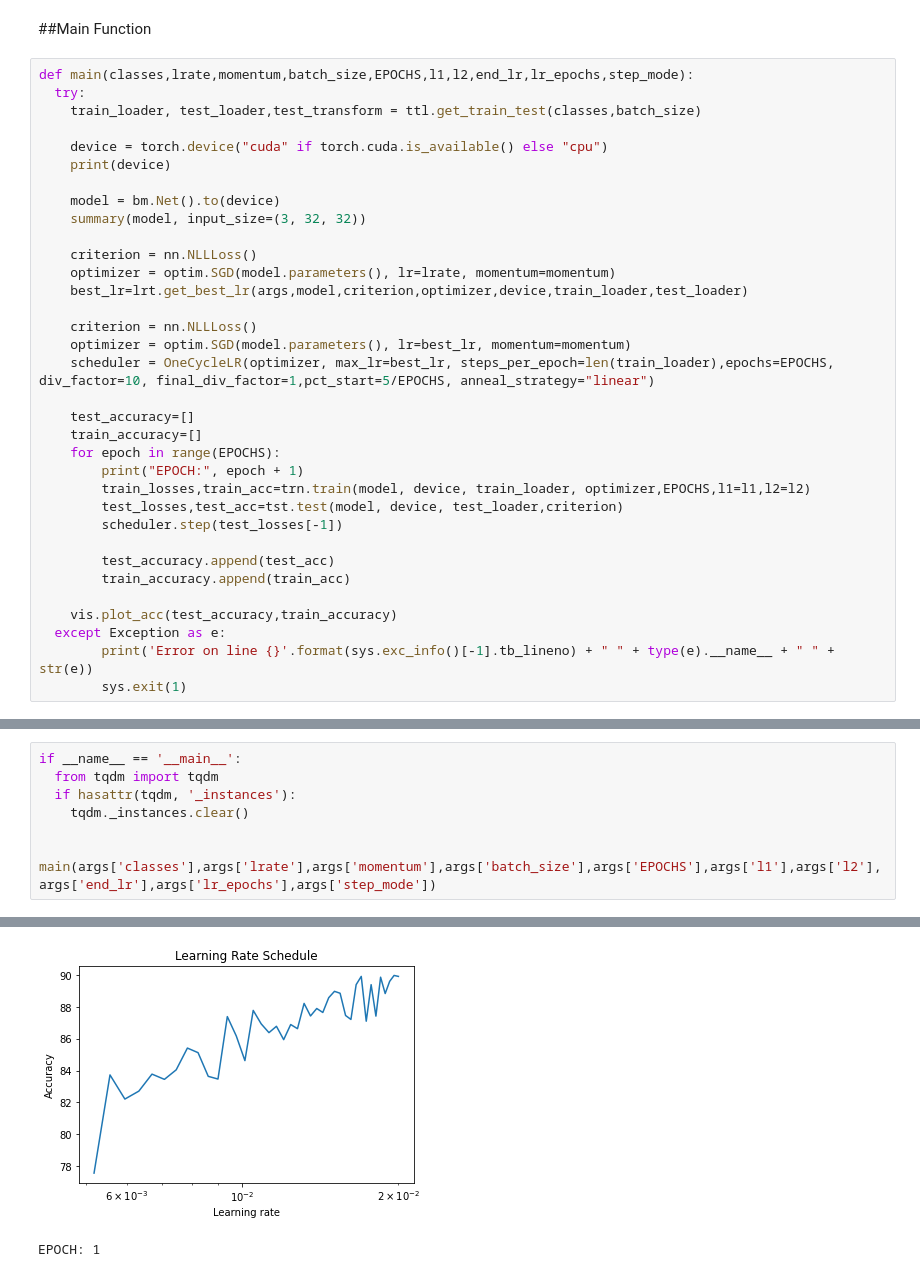
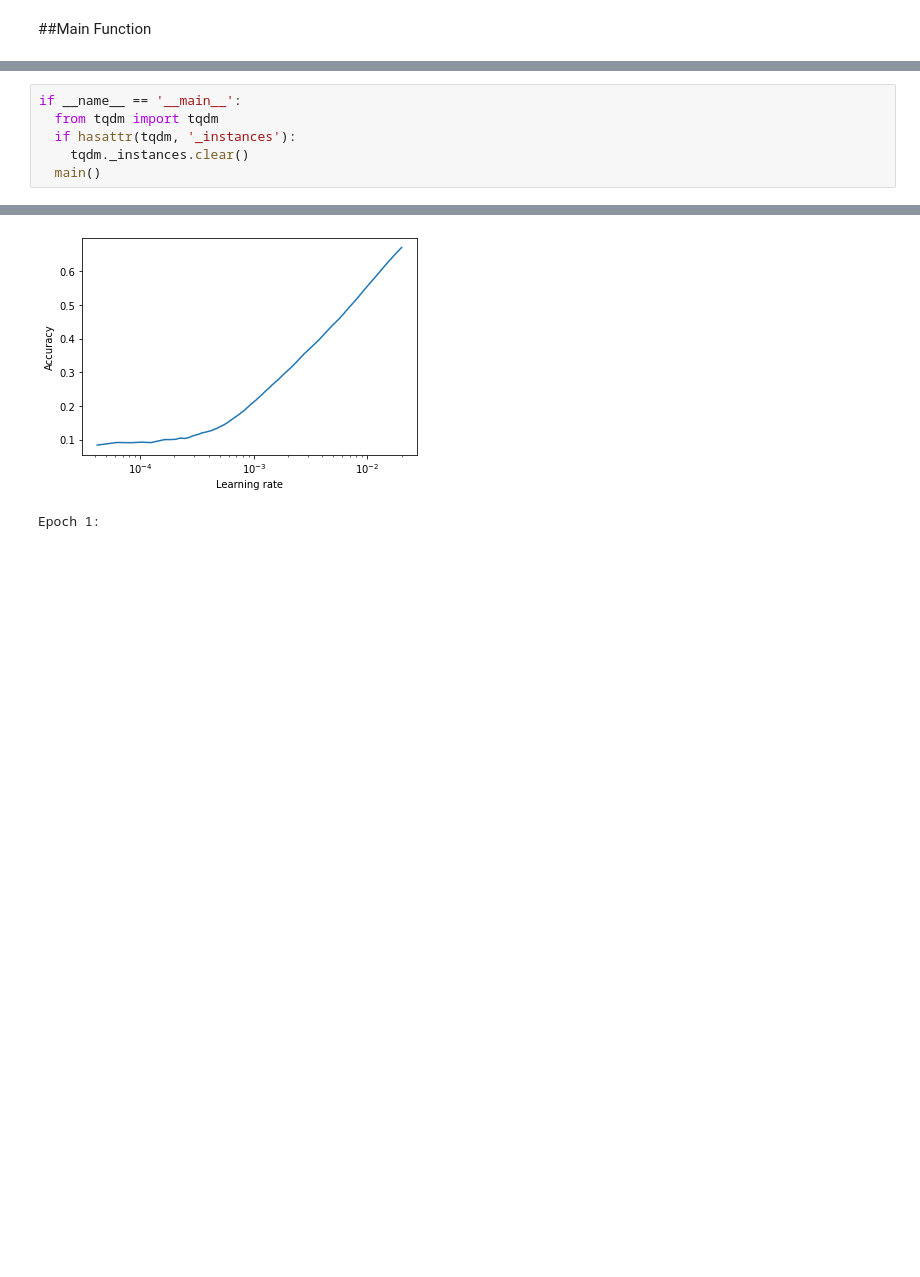
Before and after one commit to aswa09/EVA-4, a Jupyter notebook: S11/EVA4_S11.ipynb, the cells around one changed output, grey strips where cells are left out. Saved outputs shown, nothing was run; the diff lists cells and outputs as text; blank space fills up the shorter version.

```diff
--- a/S11/EVA4_S11.ipynb
+++ b/S11/EVA4_S11.ipynb
@@ -49,36 +46,2 @@ WARNING:lrfinder:To enable mixed precision training, please install `apex`. Or y
 # %% [markdown]
 ##Main Function
-# %%
-def main(classes,lrate,momentum,batch_size,EPOCHS,l1,l2,end_lr,lr_epochs,step_mode):
-  try:
-    train_loader, test_loader,test_transform = ttl.get_train_test(classes,batch_size)
-
-    device = torch.device("cuda" if torch.cuda.is_available() else "cpu")
-    print(device)
-
-    model = bm.Net().to(device)
-    summary(model, input_size=(3, 32, 32))
-
-    criterion = nn.NLLLoss()
-    optimizer = optim.SGD(model.parameters(), lr=lrate, momentum=momentum)
-    best_lr=lrt.get_best_lr(args,model,criterion,optimizer,device,train_loader,test_loader)
-
-    criterion = nn.NLLLoss()
-    optimizer = optim.SGD(model.parameters(), lr=best_lr, momentum=momentum)
-    scheduler = OneCycleLR(optimizer, max_lr=best_lr, steps_per_epoch=len(train_loader),epochs=EPOCHS, div_factor=10, final_div_factor=1,pct_start=5/EPOCHS, anneal_strategy="linear")
-
-    test_accuracy=[]
-    train_accuracy=[]
-    for epoch in range(EPOCHS):
-        print("EPOCH:", epoch + 1)
-        train_losses,train_acc=trn.train(model, device, train_loader, optimizer,EPOCHS,l1=l1,l2=l2)
-        test_losses,test_acc=tst.test(model, device, test_loader,criterion)
-        scheduler.step(test_losses[-1])
-
-        test_accuracy.append(test_acc)
-        train_accuracy.append(train_acc)
-
-    vis.plot_acc(test_accuracy,train_accuracy)
-  except Exception as e:
-        print('Error on line {}'.format(sys.exc_info()[-1].tb_lineno) + " " + type(e).__name__ + " " + str(e))
-        sys.exit(1)
@@ -89,8 +96,7 @@ if __name__ == '__main__':
   from tqdm import tqdm
   if hasattr(tqdm, '_instances'):
     tqdm._instances.clear()
-
-  main(args['classes'],args['lrate'],args['momentum'],args['batch_size'],args['EPOCHS'],args['l1'],args['l2'],args['end_lr'],args['lr_epochs'],args['step_mode'])
+  main()
 # %% [output]
 CUDA Available? True
 Files already downloaded and verified
@@ -112,2 +118,2 @@ Learning rate search finished. See the graph with {finder_name}.plot()
-[figure, old version]
+[figure, new version]
-EPOCH: 1
+Epoch 1:
```
Also changed, not shown: parts of 7 cells of this notebook.
